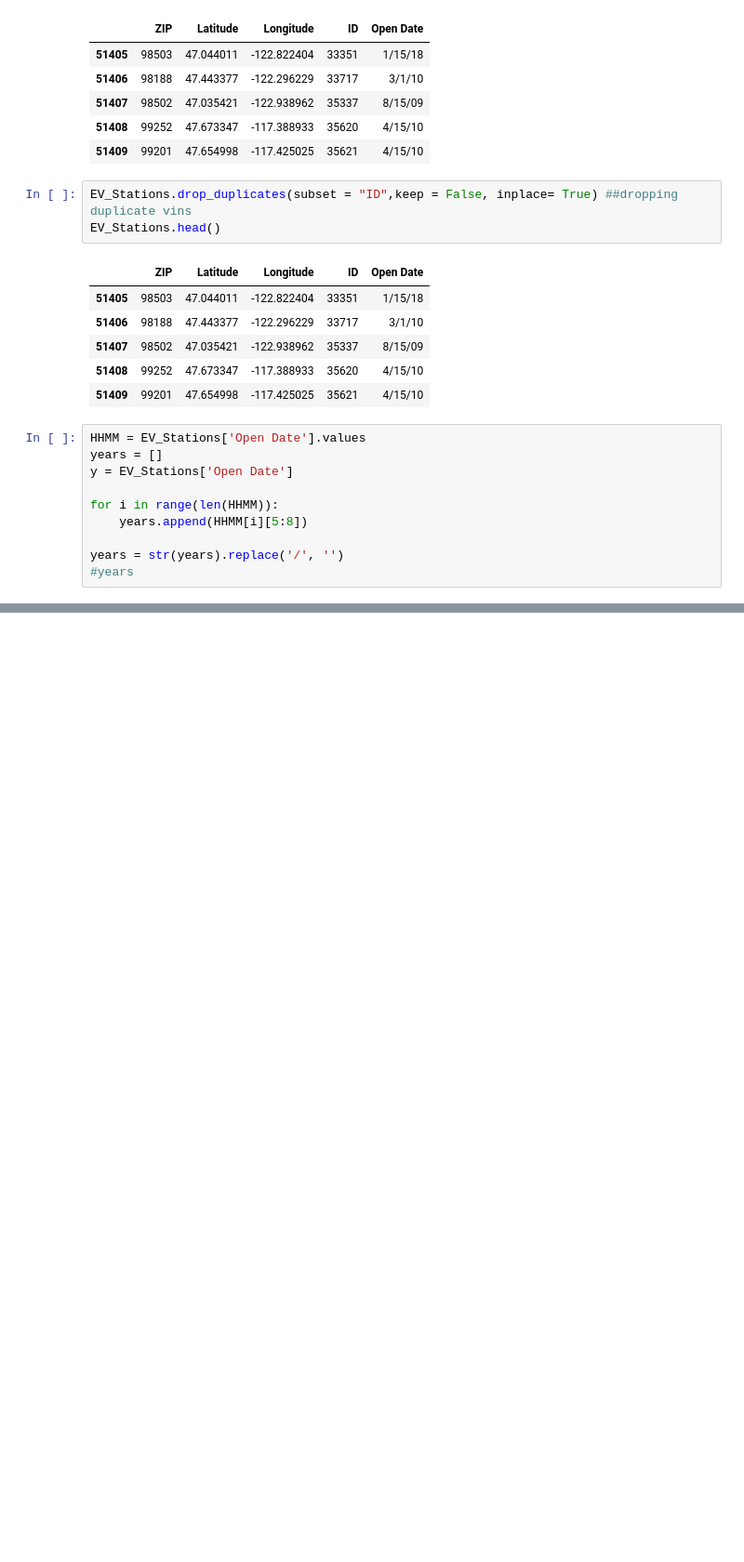
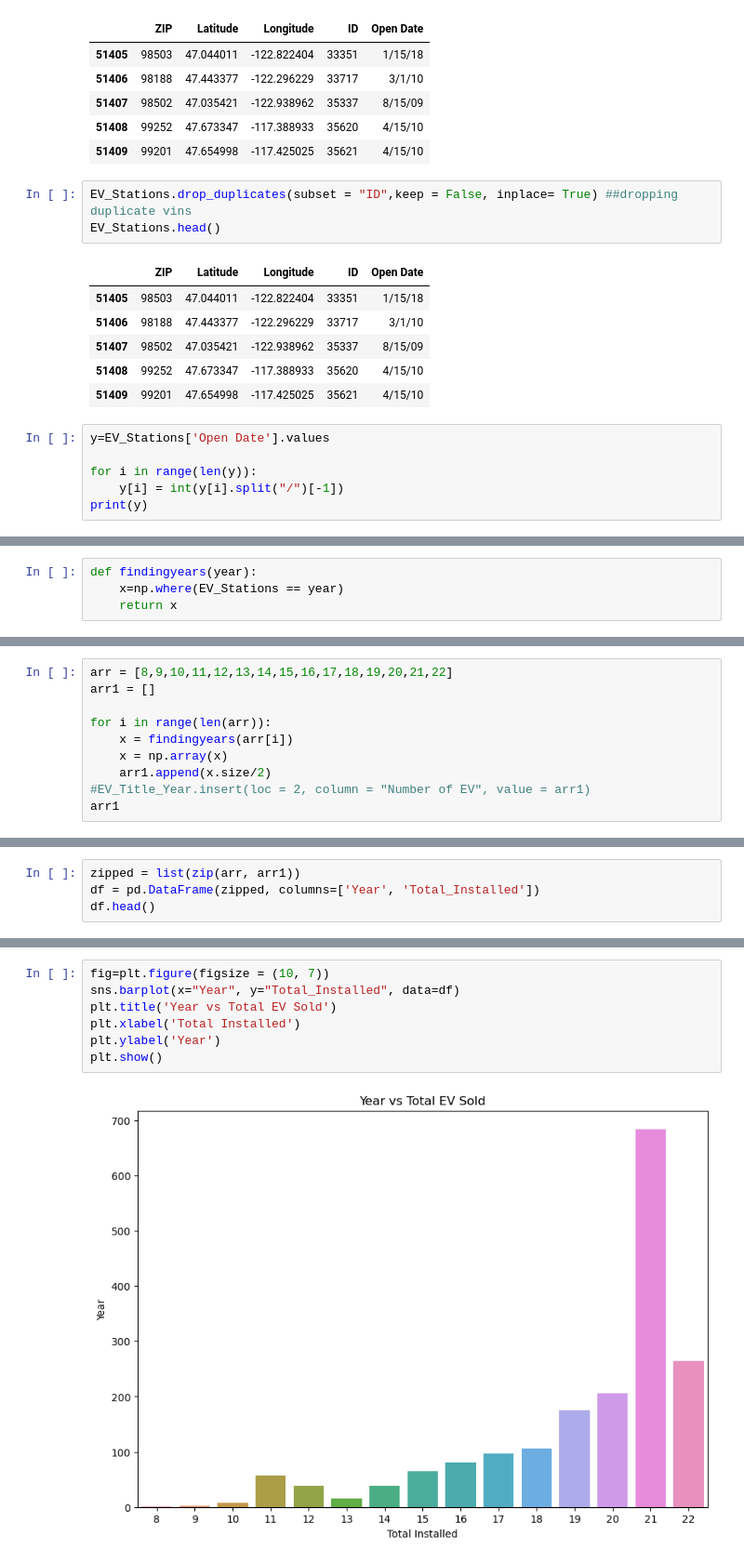
Before and after one commit to DavidN0809/ECGR-4105, a Jupyter notebook: Final Project/EV_Stations.ipynb, the cells around one changed output, grey strips where cells are left out. Shown at 93% size. Saved outputs shown, nothing was run; the diff lists cells and outputs as text; blank space fills up the shorter version.

```diff
--- a/Final Project/EV_Stations.ipynb
+++ b/Final Project/EV_Stations.ipynb
@@ -60,12 +60,8 @@ EV_Stations.head()
 | 51408 | 99252 | 47.673347 | -117.388933 | 35620 | 4/15/10 |
 | 51409 | 99201 | 47.654998 | -117.425025 | 35621 | 4/15/10 |
 # %%
-HHMM = EV_Stations['Open Date'].values
-years = []
-y = EV_Stations['Open Date']
+y=EV_Stations['Open Date'].values
 
-for i in range(len(HHMM)):
-    years.append(HHMM[i][5:8])
-
-years = str(years).replace('/', '')
-#years
+for i in range(len(y)):
+    y[i] = int(y[i].split("/")[-1])
+print(y)
@@ -103,0 +70,4 @@ EV_Stations_Test.head()
+# %%
+def findingyears(year):
+    x=np.where(EV_Stations == year)
+    return x
@@ -103,0 +76,10 @@ EV_Stations_Test.head()
+# %%
+arr = [8,9,10,11,12,13,14,15,16,17,18,19,20,21,22]
+arr1 = []
+
+for i in range(len(arr)):
+    x = findingyears(arr[i])
+    x = np.array(x)
+    arr1.append(x.size/2)
+#EV_Title_Year.insert(loc = 2, column = "Number of EV", value = arr1)
+arr1
@@ -103,0 +102,4 @@ EV_Stations_Test.head()
+# %%
+zipped = list(zip(arr, arr1))
+df = pd.DataFrame(zipped, columns=['Year', 'Total_Installed'])
+df.head()
@@ -103,0 +113,9 @@ EV_Stations_Test.head()
+# %%
+fig=plt.figure(figsize = (10, 7))
+sns.barplot(x="Year", y="Total_Installed", data=df)
+plt.title('Year vs Total EV Sold')
+plt.xlabel('Total Installed')
+plt.ylabel('Year')
+plt.show()
+# %% [output]
+[figure, added]
```
Also changed, not shown: parts of 11 cells of this notebook.
